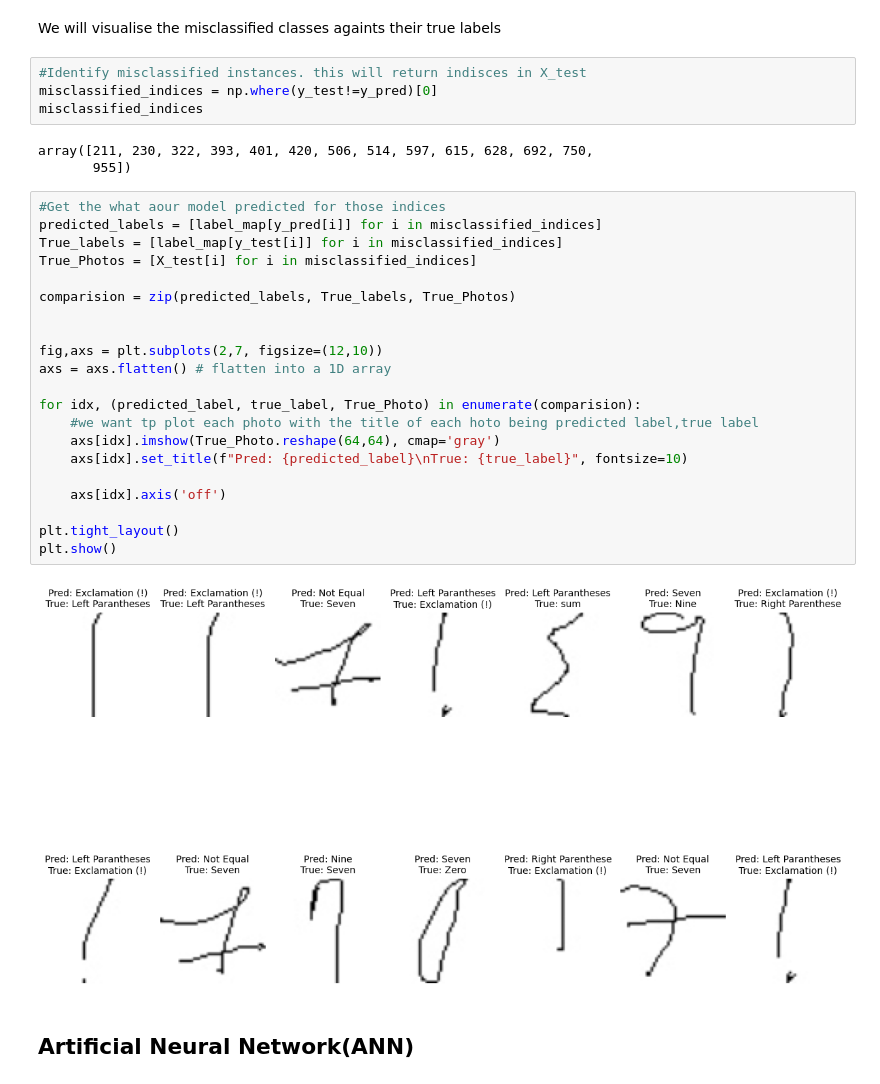
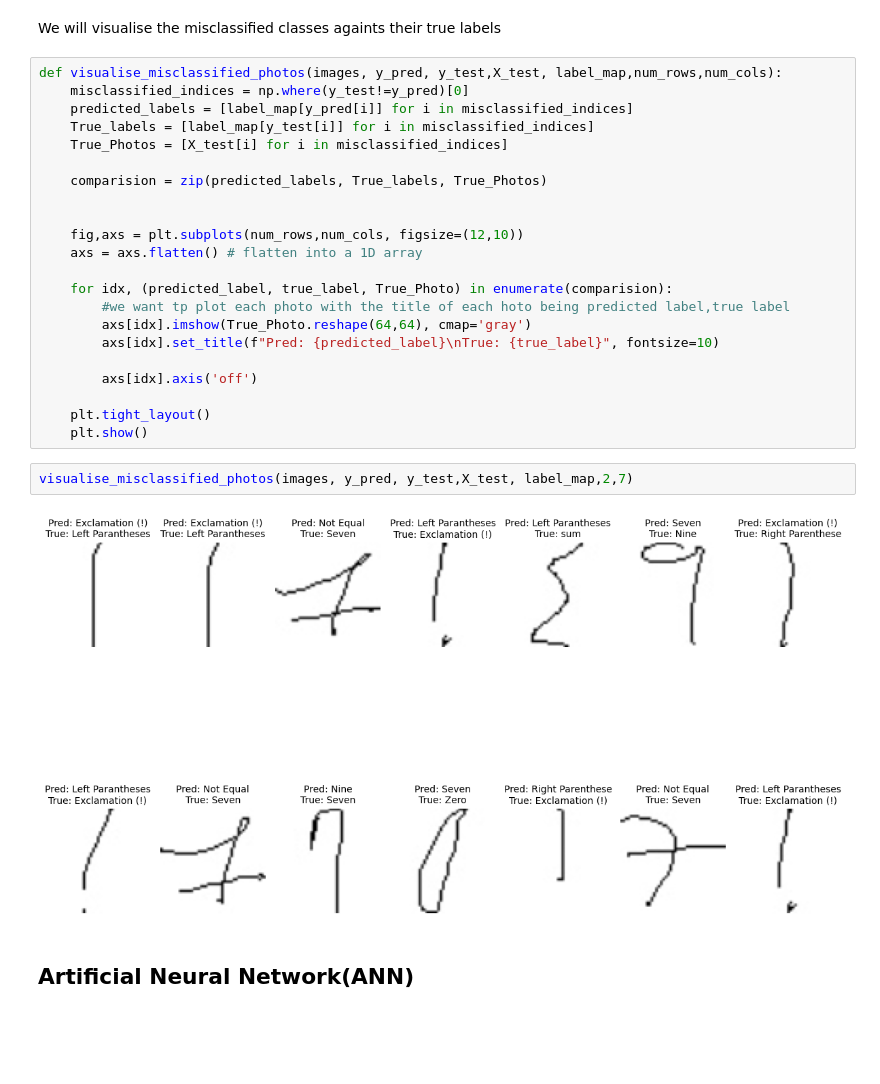
Before and after one commit to augustusamedume1234/DeepLearningAssignment1, a Jupyter notebook: Notebooks/RawPixel.ipynb, the cells around one changed output. Drawn from its saved outputs; the diff is of its cells as text; blank space fills up the shorter version.

```diff
--- a/Notebooks/RawPixel.ipynb
+++ b/Notebooks/RawPixel.ipynb
@@ -265,36 +253,32 @@ plt.show()
 ### Wrong classification
 # %% [markdown]
 We will visualise the misclassified classes againts their true labels
-# %%
-#Identify misclassified instances. this will return indisces in X_test
-misclassified_indices = np.where(y_test!=y_pred)[0]
-misclassified_indices
-# %% [output]
-array([211, 230, 322, 393, 401, 420, 506, 514, 597, 615, 628, 692, 750,
-       955])
 # %%
-#Get the what aour model predicted for those indices
-predicted_labels = [label_map[y_pred[i]] for i in misclassified_indices]
-True_labels = [label_map[y_test[i]] for i in misclassified_indices]
-True_Photos = [X_test[i] for i in misclassified_indices]
+def visualise_misclassified_photos(images, y_pred, y_test,X_test, label_map,num_rows,num_cols):
+    misclassified_indices = np.where(y_test!=y_pred)[0]
+    predicted_labels = [label_map[y_pred[i]] for i in misclassified_indices]
+    True_labels = [label_map[y_test[i]] for i in misclassified_indices]
+    True_Photos = [X_test[i] for i in misclassified_indices]
 
-comparision = zip(predicted_labels, True_labels, True_Photos)
+    comparision = zip(predicted_labels, True_labels, True_Photos)
 
 
-fig,axs = plt.subplots(2,7, figsize=(12,10))
-axs = axs.flatten() # flatten into a 1D array
+    fig,axs = plt.subplots(num_rows,num_cols, figsize=(12,10))
+    axs = axs.flatten() # flatten into a 1D array
 
-for idx, (predicted_label, true_label, True_Photo) in enumerate(comparision):
-    #we want tp plot each photo with the title of each hoto being predicted label,true label
-    axs[idx].imshow(True_Photo.reshape(64,64), cmap='gray')
-    axs[idx].set_title(f"Pred: {predicted_label}\nTrue: {true_label}", fontsize=10)
+    for idx, (predicted_label, true_label, True_Photo) in enumerate(comparision):
+        #we want tp plot each photo with the title of each hoto being predicted label,true label
+        axs[idx].imshow(True_Photo.reshape(64,64), cmap='gray')
+        axs[idx].set_title(f"Pred: {predicted_label}\nTrue: {true_label}", fontsize=10)
 
-    axs[idx].axis('off')
+        axs[idx].axis('off')
 
-plt.tight_layout()
-plt.show()
+    plt.tight_layout()
+    plt.show()
-# %% [output]
-[figure, removed]
+# %%
+visualise_misclassified_photos(images, y_pred, y_test,X_test, label_map,2,7)
+# %% [output]
+[figure, added]
 # %% [markdown]
 ## Artificial Neural Network(ANN)
 # %% [markdown]
```
Also changed, not shown: parts of 18 cells of this notebook, 2 other files.
